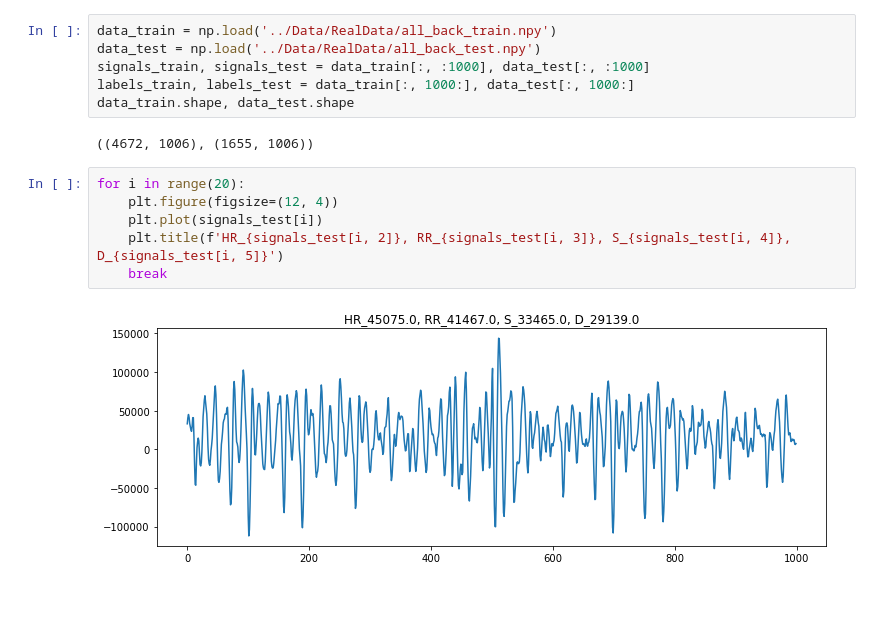
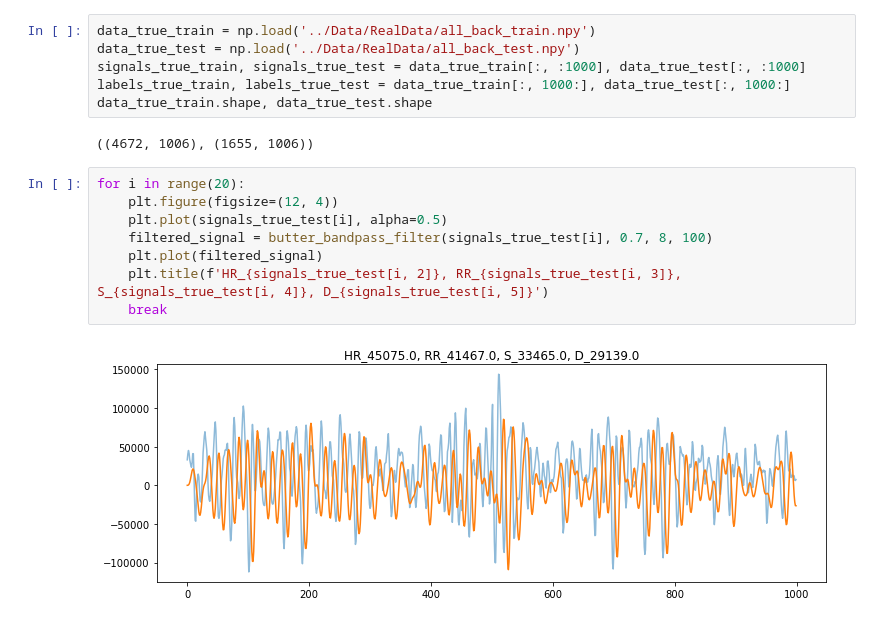
Before and after one commit to A-Big-Tortoise/NRSR_Research, a Jupyter notebook: Code/draft.ipynb, the cells around one changed output. Drawn from its saved outputs; the diff is of its cells as text.

```diff
--- a/Code/draft.ipynb
+++ b/Code/draft.ipynb
@@ -4,16 +6,18 @@ import matplotlib.pylab as plt
 # %%
-data_train = np.load('../Data/RealData/all_back_train.npy')
-data_test = np.load('../Data/RealData/all_back_test.npy')
-signals_train, signals_test = data_train[:, :1000], data_test[:, :1000]
-labels_train, labels_test = data_train[:, 1000:], data_test[:, 1000:]
-data_train.shape, data_test.shape
+data_true_train = np.load('../Data/RealData/all_back_train.npy')
+data_true_test = np.load('../Data/RealData/all_back_test.npy')
+signals_true_train, signals_true_test = data_true_train[:, :1000], data_true_test[:, :1000]
+labels_true_train, labels_true_test = data_true_train[:, 1000:], data_true_test[:, 1000:]
+data_true_train.shape, data_true_test.shape
 # %% [output]
 ((4672, 1006), (1655, 1006))
 # %%
 for i in range(20):
     plt.figure(figsize=(12, 4))
-    plt.plot(signals_test[i])
-    plt.title(f'HR_{signals_test[i, 2]}, RR_{signals_test[i, 3]}, S_{signals_test[i, 4]}, D_{signals_test[i, 5]}')
+    plt.plot(signals_true_test[i], alpha=0.5)
+    filtered_signal = butter_bandpass_filter(signals_true_test[i], 0.7, 8, 100)
+    plt.plot(filtered_signal)
+    plt.title(f'HR_{signals_true_test[i, 2]}, RR_{signals_true_test[i, 3]}, S_{signals_true_test[i, 4]}, D_{signals_true_test[i, 5]}')
     break
 # %% [output]
-[figure, old version]
+[figure, new version]
```
Also changed, not shown: parts of 12 cells of this notebook, 26 other files.
